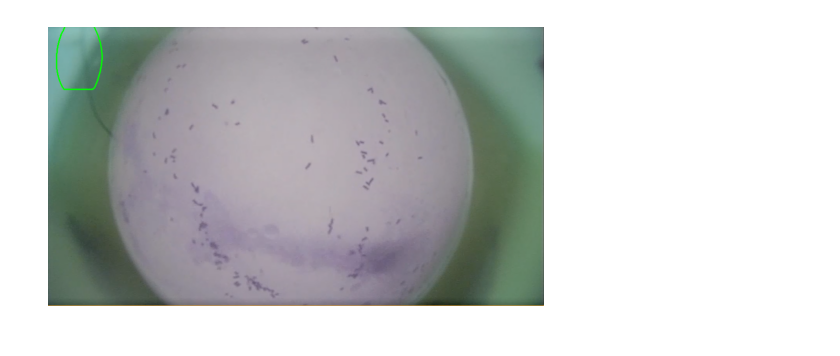
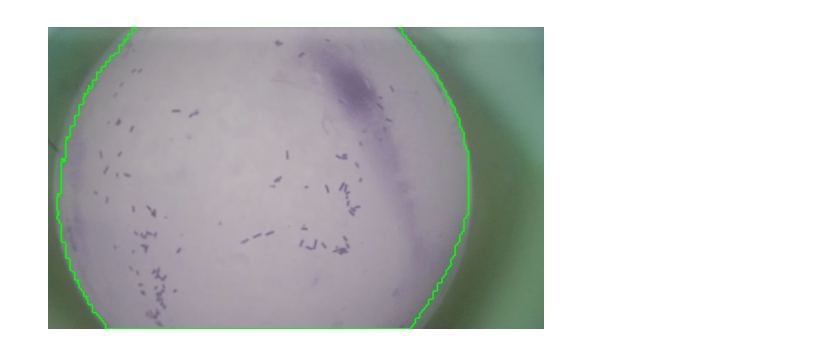
Before and after one commit to Nathancgy/Shrimp_food_detection, a Jupyter notebook: model/pond_identify.ipynb, the cells around one changed output. Cells and saved outputs as stored; diff of their text form; code cells hidden in the pictures.

```diff
--- a/model/pond_identify.ipynb
+++ b/model/pond_identify.ipynb
@@ -149,35 +149,39 @@ def predict_mask(model, image_batch):
         predicted_mask = prediction > 0.5
     return predicted_mask.squeeze().cpu().numpy()
 
 def highlight_circle(original_image, predicted_mask):
-    mask_uint8 = (predicted_mask * 255).astype(np.uint8)
+    predicted_mask_resized = cv2.resize(
+        predicted_mask.astype(np.float32),
+        (original_image.shape[1], original_image.shape[0])
+    )
+    _, mask_uint8 = cv2.threshold(predicted_mask_resized, 0.5, 255, cv2.THRESH_BINARY)
+    mask_uint8 = mask_uint8.astype(np.uint8)
     contours, _ = cv2.findContours(mask_uint8, cv2.RETR_TREE, cv2.CHAIN_APPROX_SIMPLE)
     highlighted_image = original_image.copy()
     cv2.drawContours(highlighted_image, contours, -1, (0, 255, 0), 3)
-
     return highlighted_image
 
 transform = transforms.Compose([
     transforms.Resize((224, 224)),
     transforms.ToTensor(),
     transforms.Normalize([0.485, 0.456, 0.406], [0.229, 0.224, 0.225])
 ])
 
-image_path = 'imageset/pond_before/1.png'
+image_path = 'imageset/test/test1.png'
 
 model = CNN()
-model.load_state_dict(torch.load('segmentation_model.pth'))
+model.load_state_dict(torch.load('model_state/segmentation_model.pth'))
 
 image_batch = process_image(image_path)
 predicted_mask = predict_mask(model, image_batch)
 
 original_image = cv2.imread(image_path)
 original_image = cv2.cvtColor(original_image, cv2.COLOR_BGR2RGB)
 
 highlighted_image = highlight_circle(original_image, predicted_mask)
 
 plt.imshow(highlighted_image)
 plt.axis('off')
 plt.show()
 # %% [output]
-[figure, old version]
+[figure, new version]
```
Also changed, not shown: parts of 3 cells of this notebook, 9 other files.
